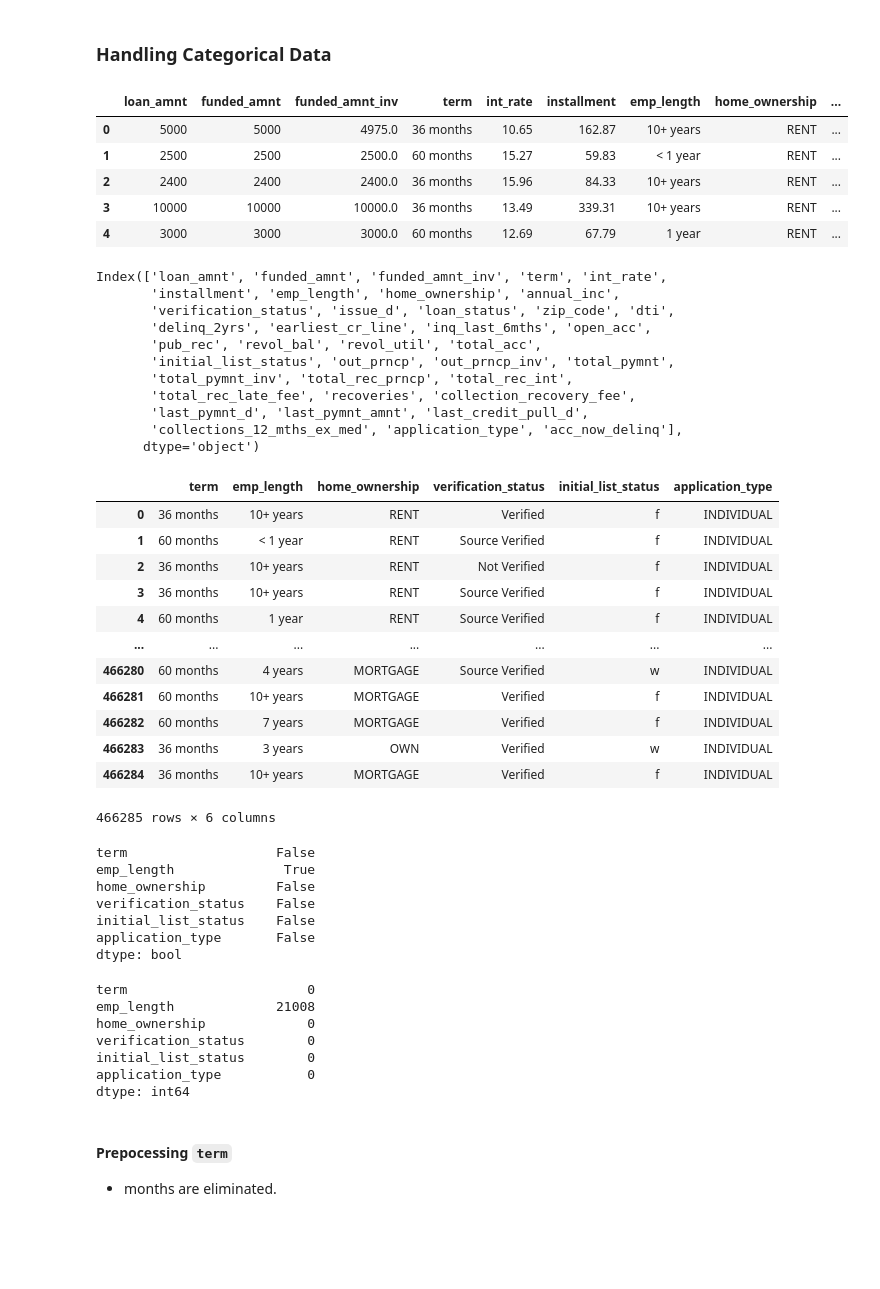
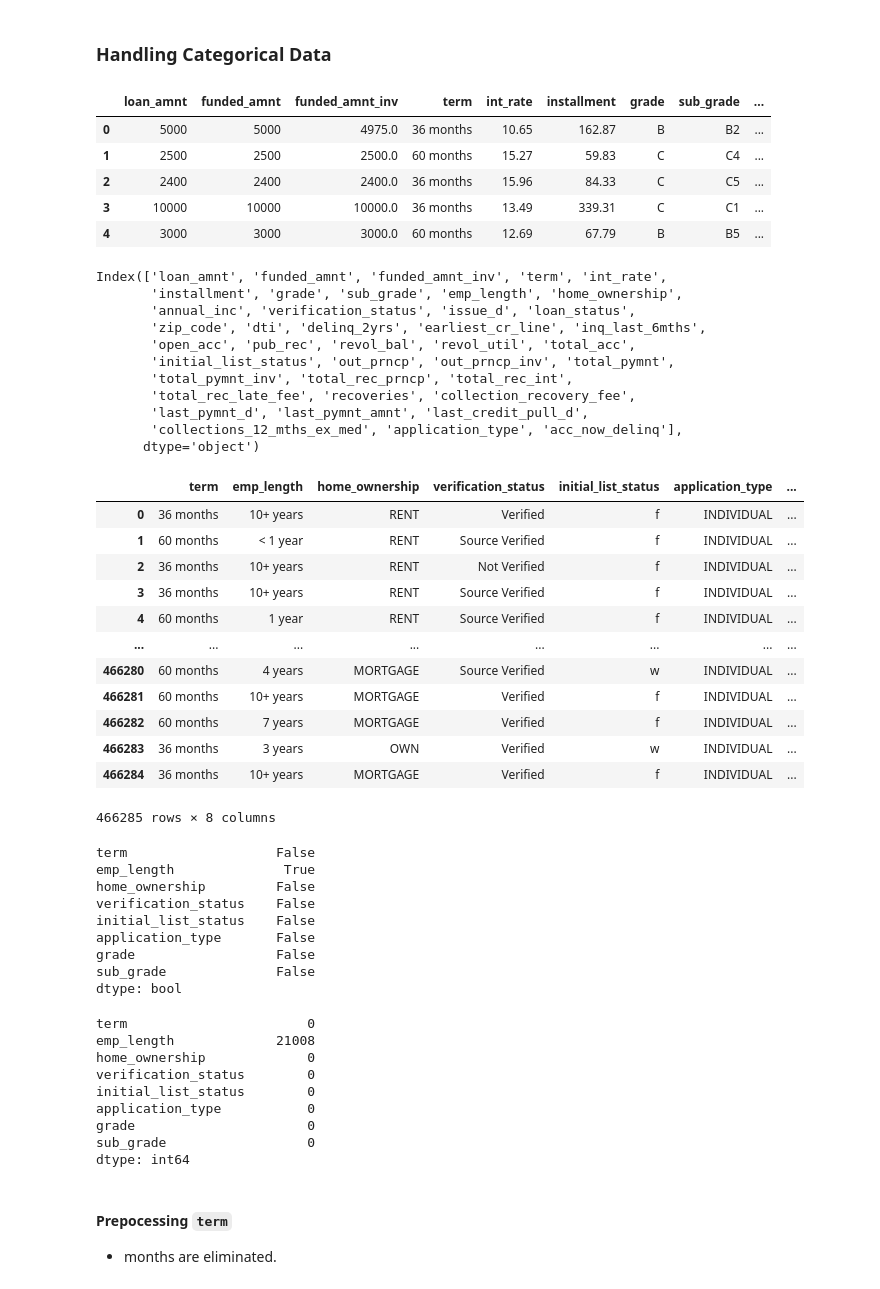
Before and after one commit to spirnia/Credit-Risk-Modeling, a Jupyter notebook: notebook/loan_data_2007_2014/loan_data_preparation.ipynb, the cells around one changed output. Drawn from its saved outputs; the diff is of its cells as text; code cells hidden in the pictures; blank space fills up the shorter version.

Commit message:
loan_data_conclusion

```diff
--- a/notebook/loan_data_2007_2014/loan_data_preparation.ipynb
+++ b/notebook/loan_data_2007_2014/loan_data_preparation.ipynb
@@ -78,7 +84,7 @@ Index(['id', 'member_id', 'loan_amnt', 'funded_amnt', 'funded_amnt_inv',
        'inq_last_12m'],
       dtype='object')
 # %%
-eliminated_feature=['id', 'member_id','grade', 'sub_grade', 'emp_title','pymnt_plan', 'url','desc', 'purpose',
+eliminated_feature=['id', 'member_id', 'emp_title','pymnt_plan', 'url','desc', 'purpose',
        'title','policy_code','addr_state']
 df.drop(eliminated_feature,axis=1,inplace=True)
 # %% [markdown]
@@ -271,20 +282,20 @@ def cross_tab_maker(x):
 # %%
 df.head()
 # %% [output]
-|  | loan_amnt | funded_amnt | funded_amnt_inv | term | int_rate | installment | emp_length | home_ownership | ... |
-| 0 | 5000 | 5000 | 4975.0 | 36 months | 10.65 | 162.87 | 10+ years | RENT | ... |
-| 1 | 2500 | 2500 | 2500.0 | 60 months | 15.27 | 59.83 | < 1 year | RENT | ... |
-| 2 | 2400 | 2400 | 2400.0 | 36 months | 15.96 | 84.33 | 10+ years | RENT | ... |
-| 3 | 10000 | 10000 | 10000.0 | 36 months | 13.49 | 339.31 | 10+ years | RENT | ... |
-| 4 | 3000 | 3000 | 3000.0 | 60 months | 12.69 | 67.79 | 1 year | RENT | ... |
+|  | loan_amnt | funded_amnt | funded_amnt_inv | term | int_rate | installment | grade | sub_grade | ... |
+| 0 | 5000 | 5000 | 4975.0 | 36 months | 10.65 | 162.87 | B | B2 | ... |
+| 1 | 2500 | 2500 | 2500.0 | 60 months | 15.27 | 59.83 | C | C4 | ... |
+| 2 | 2400 | 2400 | 2400.0 | 36 months | 15.96 | 84.33 | C | C5 | ... |
+| 3 | 10000 | 10000 | 10000.0 | 36 months | 13.49 | 339.31 | C | C1 | ... |
+| 4 | 3000 | 3000 | 3000.0 | 60 months | 12.69 | 67.79 | B | B5 | ... |
 # %%
 df.columns
 # %% [output]
 Index(['loan_amnt', 'funded_amnt', 'funded_amnt_inv', 'term', 'int_rate',
-       'installment', 'emp_length', 'home_ownership', 'annual_inc',
-       'verification_status', 'issue_d', 'loan_status', 'zip_code', 'dti',
-       'delinq_2yrs', 'earliest_cr_line', 'inq_last_6mths', 'open_acc',
-       'pub_rec', 'revol_bal', 'revol_util', 'total_acc',
+       'installment', 'grade', 'sub_grade', 'emp_length', 'home_ownership',
+       'annual_inc', 'verification_status', 'issue_d', 'loan_status',
+       'zip_code', 'dti', 'delinq_2yrs', 'earliest_cr_line', 'inq_last_6mths',
+       'open_acc', 'pub_rec', 'revol_bal', 'revol_util', 'total_acc',
        'initial_list_status', 'out_prncp', 'out_prncp_inv', 'total_pymnt',
        'total_pymnt_inv', 'total_rec_prncp', 'total_rec_int',
        'total_rec_late_fee', 'recoveries', 'collection_recovery_fee',
@@ -292,22 +303,22 @@ Index(['loan_amnt', 'funded_amnt', 'funded_amnt_inv', 'term', 'int_rate',
        'collections_12_mths_ex_med', 'application_type', 'acc_now_delinq'],
       dtype='object')
 # %%
-category_feature=['term', 'emp_length', 'home_ownership','verification_status','initial_list_status','application_type']
+category_feature=['term', 'emp_length', 'home_ownership','verification_status','initial_list_status','application_type','grade', 'sub_grade']
 df[category_feature]
 # %% [output]
-|  | term | emp_length | home_ownership | verification_status | initial_list_status | application_type |
-| 0 | 36 months | 10+ years | RENT | Verified | f | INDIVIDUAL |
-| 1 | 60 months | < 1 year | RENT | Source Verified | f | INDIVIDUAL |
-| 2 | 36 months | 10+ years | RENT | Not Verified | f | INDIVIDUAL |
-| 3 | 36 months | 10+ years | RENT | Source Verified | f | INDIVIDUAL |
-| 4 | 60 months | 1 year | RENT | Source Verified | f | INDIVIDUAL |
-| ... | ... | ... | ... | ... | ... | ... |
-| 466280 | 60 months | 4 years | MORTGAGE | Source Verified | w | INDIVIDUAL |
-| 466281 | 60 months | 10+ years | MORTGAGE | Verified | f | INDIVIDUAL |
-| 466282 | 60 months | 7 years | MORTGAGE | Verified | f | INDIVIDUAL |
-| 466283 | 36 months | 3 years | OWN | Verified | w | INDIVIDUAL |
-| 466284 | 36 months | 10+ years | MORTGAGE | Verified | f | INDIVIDUAL |
+|  | term | emp_length | home_ownership | verification_status | initial_list_status | application_type | ... |
+| 0 | 36 months | 10+ years | RENT | Verified | f | INDIVIDUAL | ... |
+| 1 | 60 months | < 1 year | RENT | Source Verified | f | INDIVIDUAL | ... |
+| 2 | 36 months | 10+ years | RENT | Not Verified | f | INDIVIDUAL | ... |
+| 3 | 36 months | 10+ years | RENT | Source Verified | f | INDIVIDUAL | ... |
+| 4 | 60 months | 1 year | RENT | Source Verified | f | INDIVIDUAL | ... |
+| ... | ... | ... | ... | ... | ... | ... | ... |
+| 466280 | 60 months | 4 years | MORTGAGE | Source Verified | w | INDIVIDUAL | ... |
+| 466281 | 60 months | 10+ years | MORTGAGE | Verified | f | INDIVIDUAL | ... |
+| 466282 | 60 months | 7 years | MORTGAGE | Verified | f | INDIVIDUAL | ... |
+| 466283 | 36 months | 3 years | OWN | Verified | w | INDIVIDUAL | ... |
+| 466284 | 36 months | 10+ years | MORTGAGE | Verified | f | INDIVIDUAL | ... |
-466285 rows × 6 columns
+466285 rows × 8 columns
 # %%
 df[category_feature].isna().any()
 # %% [output]
@@ -317,6 +328,8 @@ home_ownership         False
 verification_status    False
 initial_list_status    False
 application_type       False
+grade                  False
+sub_grade              False
 dtype: bool
 # %%
 df[category_feature].isna().sum()
@@ -327,6 +340,8 @@ home_ownership             0
 verification_status        0
 initial_list_status        0
 application_type           0
+grade                      0
+sub_grade                  0
 dtype: int64
 # %% [markdown]
 #### Prepocessing `term`
```
Also changed, not shown: parts of 25 cells of this notebook, 1 other file.
